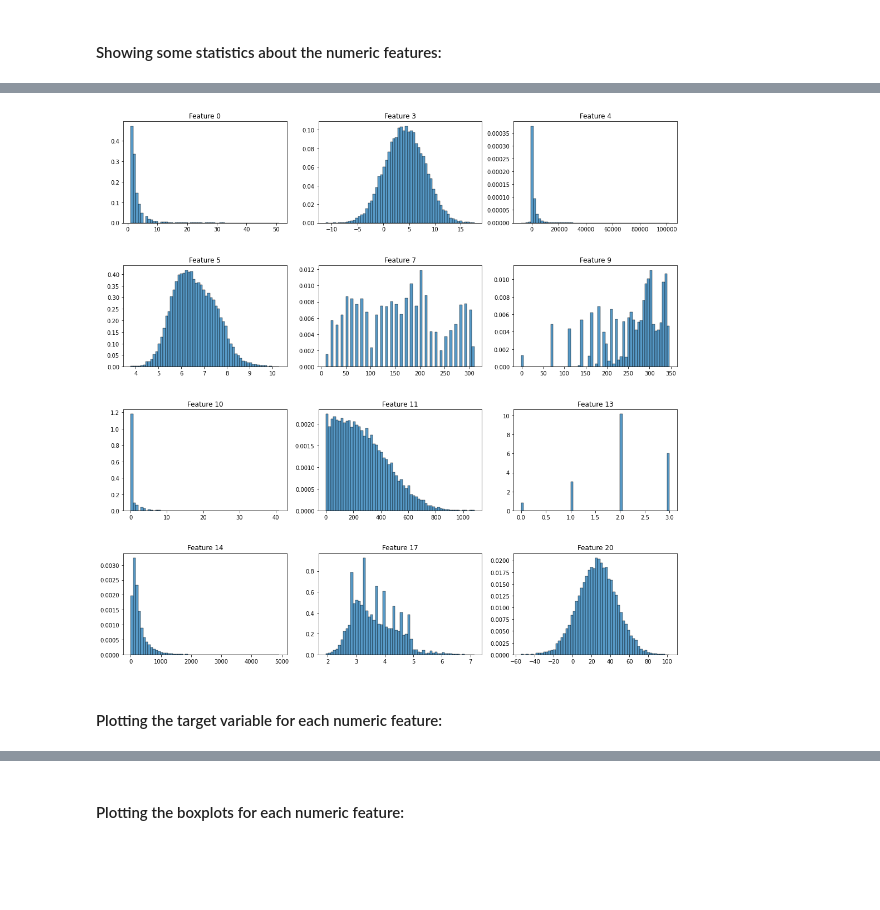
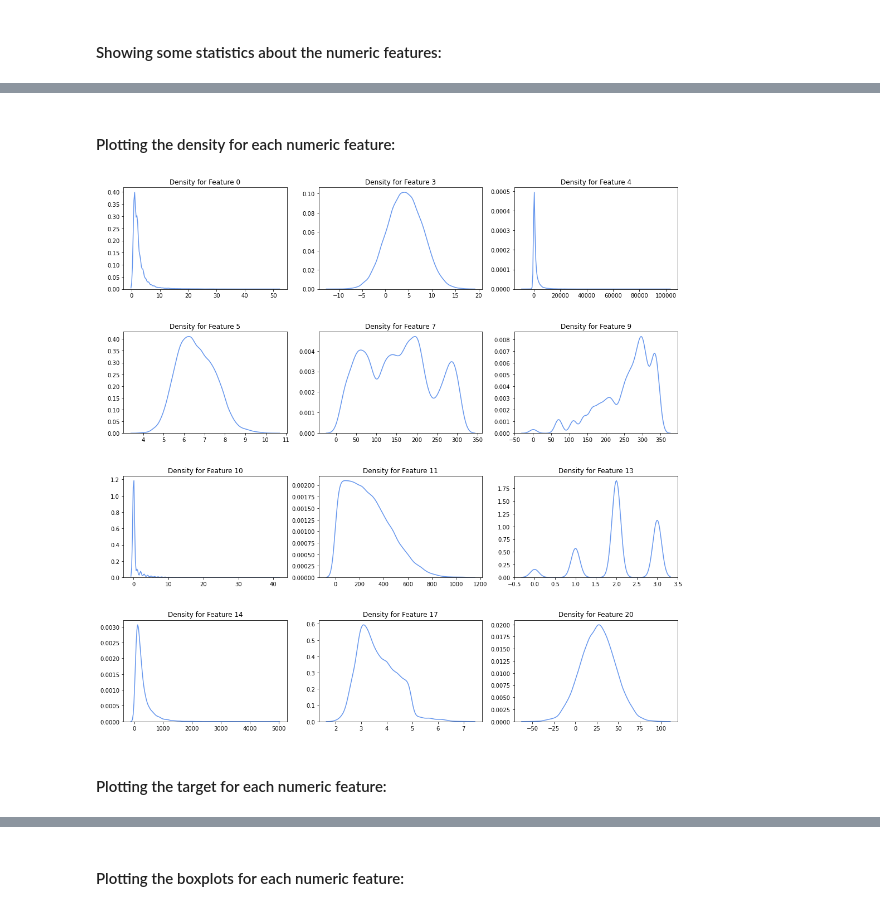
Before and after one commit to BensGith/G2-MachineLearning, a Jupyter notebook: G2-JUPY.ipynb, the cells around one changed output, grey strips where cells are left out. Cells and saved outputs as stored; diff of their text form; code cells hidden in the pictures; blank space fills up the shorter version.

```diff
--- a/G2-JUPY.ipynb
+++ b/G2-JUPY.ipynb
@@ -222,20 +243,22 @@ train_set_numeric.describe()
+# %% [markdown]
+#### Plotting the density for each numeric feature:
 # %%
-def num_dist(df):
+def num_density(df):
     feature_classes = classify_features(df)
     numeric_features = feature_classes.get("numerical")
     f, axes = plt.subplots(4,3, figsize=(16,10))
     f.tight_layout(pad=3)
     axes = axes.flatten()
     for i, feature in enumerate(numeric_features):
         f.set_figheight(15)
         f.set_figwidth(15)
-        sns.histplot(data=df[feature], bins=60, ax=axes[i], stat='density').set(title='Feature {}'.format(feature), xlabel=None, ylabel=None)
+        sns.kdeplot(data=df[feature], ax=axes[i], color='cornflowerblue').set(title='Density for Feature {}'.format(feature), xlabel=None, ylabel=None)
 
-num_dist(train_set)
+num_density(train_set)
 # %% [output]
-[figure, old version]
+[figure, new version]
 # %% [markdown]
-#### Plotting the target variable for each numeric feature:
+#### Plotting the target for each numeric feature:
 # %%
 def target_dist(df):
     feature_classes = classify_features(df)
```
Also changed, not shown: parts of 10 cells of this notebook, 2 other files.
